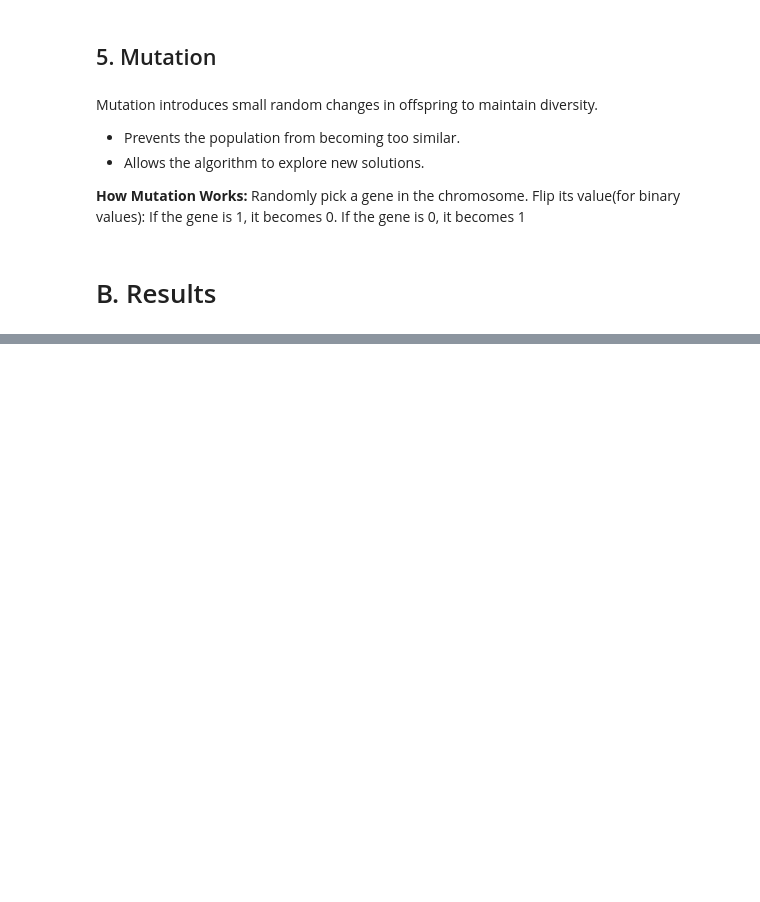
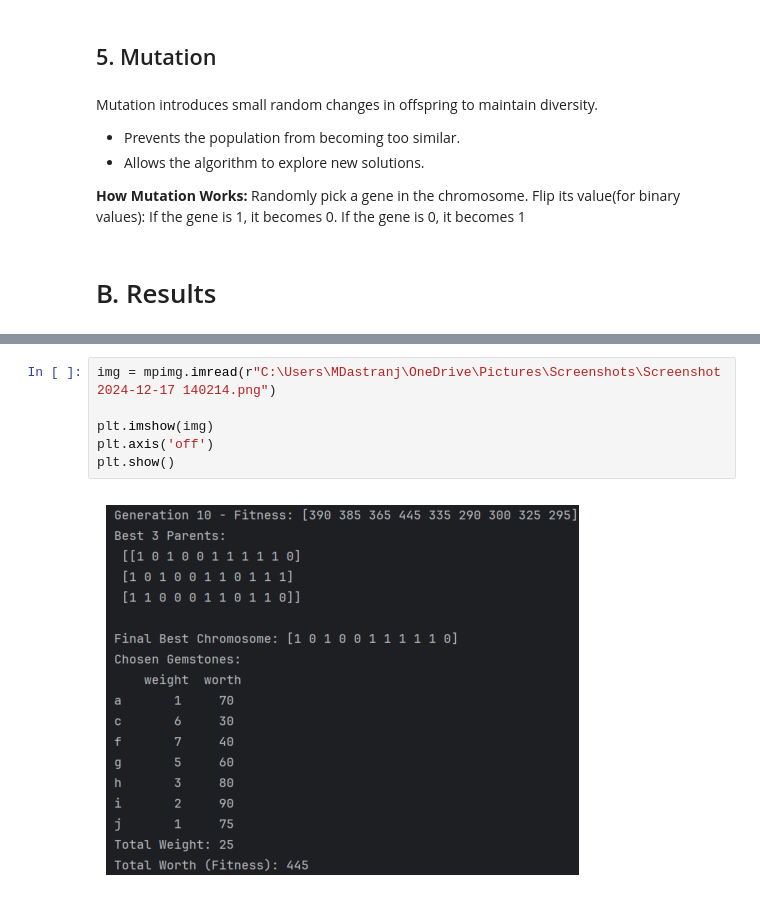
Before and after one commit to MahtabDastranj/Computational-Intelligance, a Jupyter notebook: Evolutionary_algorithms/explanation.ipynb, the cells around one changed output, grey strips where cells are left out. Drawn from its saved outputs; the diff is of its cells as text; blank space fills up the shorter version.

```diff
--- a/Evolutionary_algorithms/explanation.ipynb
+++ b/Evolutionary_algorithms/explanation.ipynb
@@ -96,0 +95,8 @@ plt.show()
+# %%
+img = mpimg.imread(r"C:\Users\MDastranj\OneDrive\Pictures\Screenshots\Screenshot 2024-12-17 140214.png")
+
+plt.imshow(img)
+plt.axis('off')
+plt.show()
+# %% [output]
+[figure, added]
```
Also changed, not shown: parts of 2 cells of this notebook.
